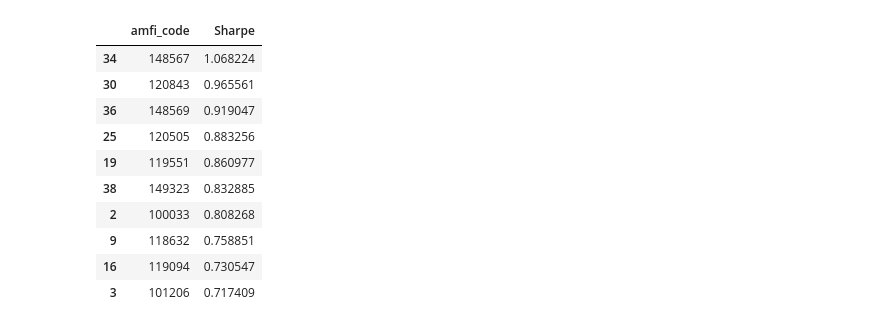
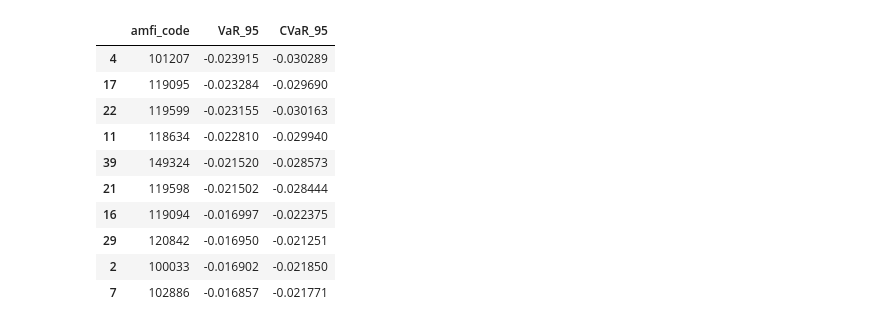
Before and after one commit to KillerBea967/MutualFundAnalytics, a Jupyter notebook: notebooks/05_advanced_analytics.ipynb, the cells around one changed output. Saved outputs shown, nothing was run; the diff lists cells and outputs as text; code cells hidden in the pictures.

```diff
--- a/notebooks/Performance_Analytics.ipynb
+++ b/notebooks/05_advanced_analytics.ipynb
@@ -36 +21,34 @@ nifty100 = nifty100.dropna()
+# %%
+nav = pd.read_csv(
+    processed_folder /
+    "nav_history_cleaned.csv"
+)
+
+fund_master = pd.read_csv(
+    processed_folder /
+    "fund_master_cleaned.csv"
+)
+
+performance = pd.read_csv(
+    processed_folder /
+    "scheme_performance_cleaned.csv"
+)
+
+portfolio = pd.read_csv(
+    processed_folder /
+    "portfolio_holdings_cleaned.csv"
+)
+
+investor = pd.read_csv(
+    processed_folder /
+    "investor_transactions_cleaned.csv"
+)
+# %%
+nav["date"] = pd.to_datetime(
+    nav["date"]
+)
+
+investor["transaction_date"] = pd.to_datetime(
+    investor["transaction_date"]
+)
 # %%
@@ -55,16 +65,16 @@ cagr.head()
 # %%
-sharpe=sharpe_ratio(nav)
+var_table = historical_var_cvar(nav)
 
-sharpe.head(10)
+var_table.head(10)
 # %% [output]
-|  | amfi_code | Sharpe |
-| 34 | 148567 | 1.068224 |
-| 30 | 120843 | 0.965561 |
-| 36 | 148569 | 0.919047 |
-| 25 | 120505 | 0.883256 |
-| 19 | 119551 | 0.860977 |
-| 38 | 149323 | 0.832885 |
-| 2 | 100033 | 0.808268 |
-| 9 | 118632 | 0.758851 |
-| 16 | 119094 | 0.730547 |
-| 3 | 101206 | 0.717409 |
+|  | amfi_code | VaR_95 | CVaR_95 |
+| 4 | 101207 | -0.023915 | -0.030289 |
+| 17 | 119095 | -0.023284 | -0.029690 |
+| 22 | 119599 | -0.023155 | -0.030163 |
+| 11 | 118634 | -0.022810 | -0.029940 |
+| 39 | 149324 | -0.021520 | -0.028573 |
+| 21 | 119598 | -0.021502 | -0.028444 |
+| 16 | 119094 | -0.016997 | -0.022375 |
+| 29 | 120842 | -0.016950 | -0.021251 |
+| 2 | 100033 | -0.016902 | -0.021850 |
+| 7 | 102886 | -0.016857 | -0.021771 |
```
Also changed, not shown: parts of 18 cells of this notebook, 13 other files.
